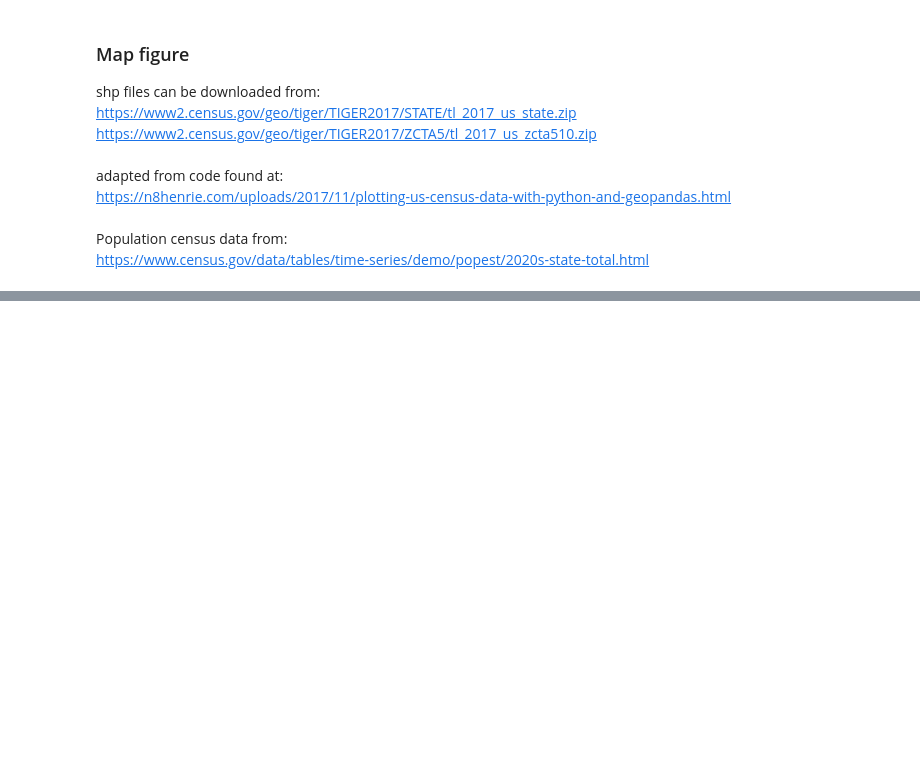
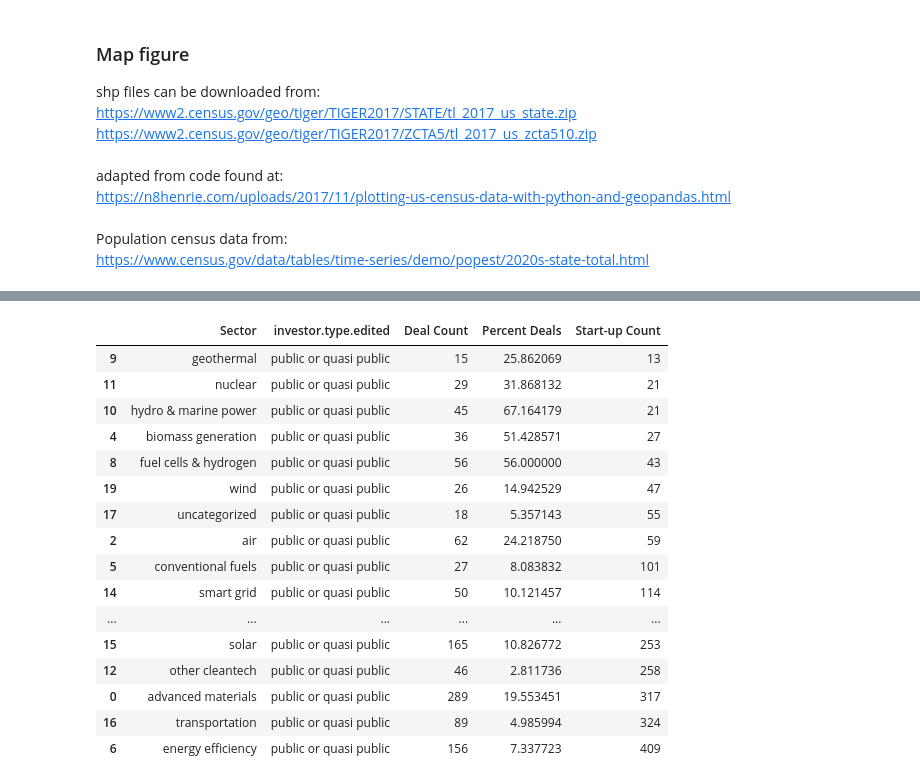
Before and after one commit to Climate-tech-Team/startup-outcomes, a Jupyter notebook: 2.startups_figures.ipynb, the cells around one changed output, grey strips where cells are left out. Saved outputs shown, nothing was run; the diff lists cells and outputs as text; code cells hidden in the pictures; blank space fills up the shorter version.

```diff
--- a/2.startups_figures.ipynb
+++ b/2.startups_figures.ipynb
@@ -823,3 +835,23 @@ plt.savefig('Figs/FigS4_maps.jpg', bbox_inches='tight', dpi = 300)
 # %% [output]
 [interactive output not drawn]
 [interactive output not drawn]
+# %%
+sect_pub_nums
+# %% [output]
+|  | Sector | investor.type.edited | Deal Count | Percent Deals | Start-up Count |
+| 9 | geothermal | public or quasi public | 15 | 25.862069 | 13 |
+| 11 | nuclear | public or quasi public | 29 | 31.868132 | 21 |
+| 10 | hydro & marine power | public or quasi public | 45 | 67.164179 | 21 |
+| 4 | biomass generation | public or quasi public | 36 | 51.428571 | 27 |
+| 8 | fuel cells & hydrogen | public or quasi public | 56 | 56.000000 | 43 |
+| 19 | wind | public or quasi public | 26 | 14.942529 | 47 |
+| 17 | uncategorized | public or quasi public | 18 | 5.357143 | 55 |
+| 2 | air | public or quasi public | 62 | 24.218750 | 59 |
+| 5 | conventional fuels | public or quasi public | 27 | 8.083832 | 101 |
+| 14 | smart grid | public or quasi public | 50 | 10.121457 | 114 |
+| ... | ... | ... | ... | ... | ... |
+| 15 | solar | public or quasi public | 165 | 10.826772 | 253 |
+| 12 | other cleantech | public or quasi public | 46 | 2.811736 | 258 |
+| 0 | advanced materials | public or quasi public | 289 | 19.553451 | 317 |
+| 16 | transportation | public or quasi public | 89 | 4.985994 | 324 |
+| 6 | energy efficiency | public or quasi public | 156 | 7.337723 | 409 |
```
Also changed, not shown: parts of 7 cells of this notebook, 7 other files.
